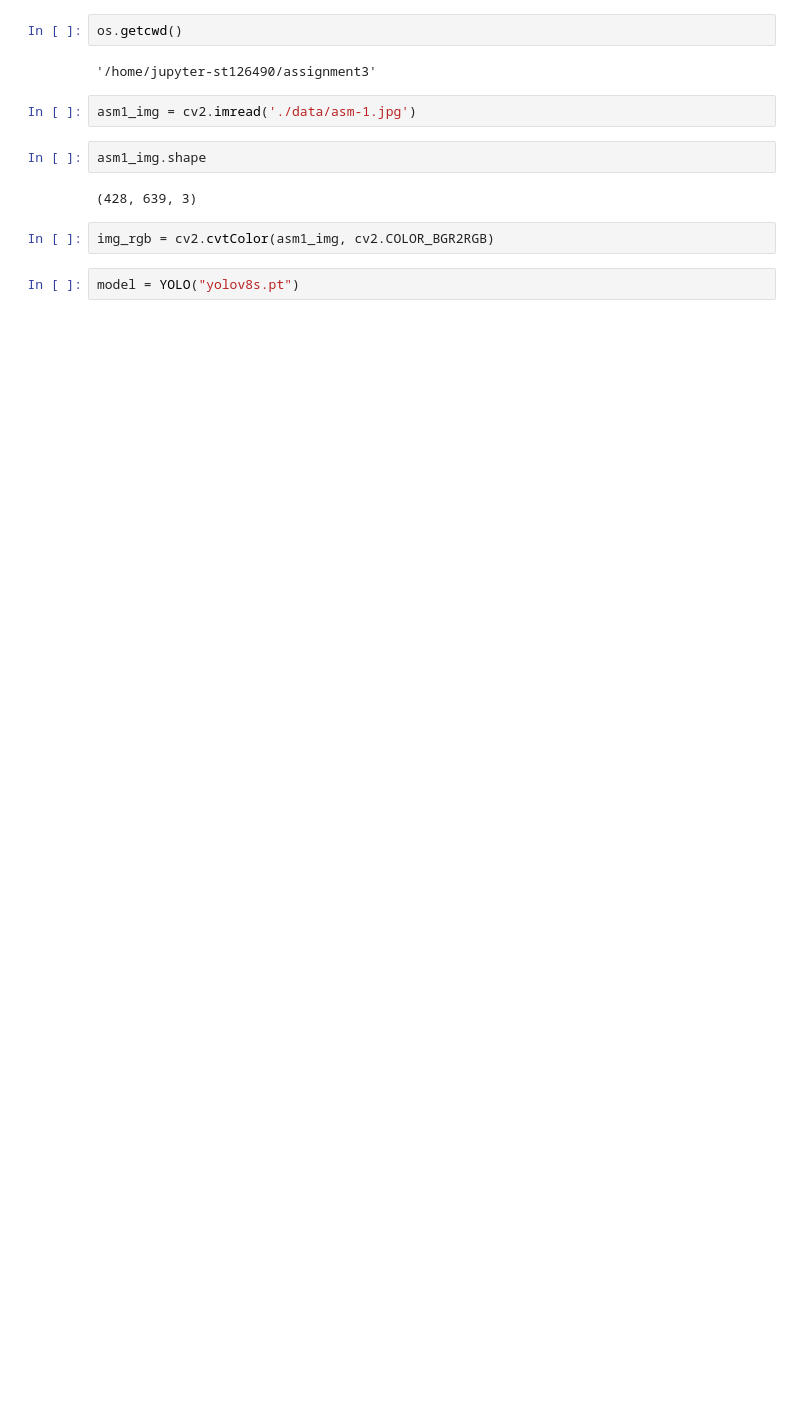
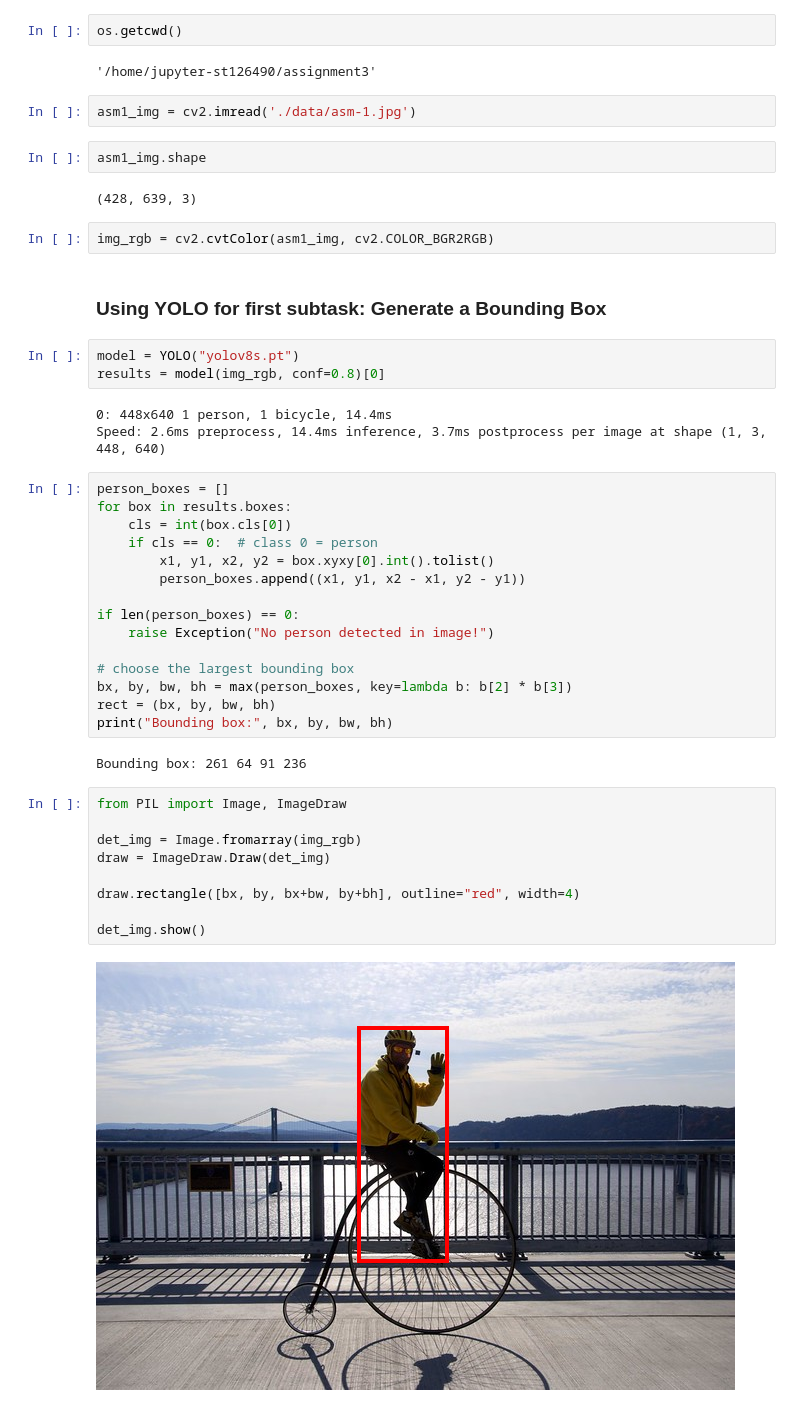
Before and after one commit to aakriti-st126490/SegmentationToVAE, a Jupyter notebook: Task_1.ipynb, the cells around one changed output. Saved outputs shown, nothing was run; the diff lists cells and outputs as text; blank space fills up the shorter version.

Commit message:
Yolo+GrabCut

```diff
--- a/Task_1.ipynb
+++ b/Task_1.ipynb
@@ -16,5 +17,39 @@ asm1_img.shape
 (428, 639, 3)
 # %%
 img_rgb = cv2.cvtColor(asm1_img, cv2.COLOR_BGR2RGB)
+# %% [markdown]
+### Using YOLO for first subtask: Generate a Bounding Box
 # %%
 model = YOLO("yolov8s.pt")
+results = model(img_rgb, conf=0.8)[0]
+# %% [output]
+0: 448x640 1 person, 1 bicycle, 14.4ms
+Speed: 2.6ms preprocess, 14.4ms inference, 3.7ms postprocess per image at shape (1, 3, 448, 640)
+# %%
+person_boxes = []
+for box in results.boxes:
+    cls = int(box.cls[0])
+    if cls == 0:  # class 0 = person
+        x1, y1, x2, y2 = box.xyxy[0].int().tolist()
+        person_boxes.append((x1, y1, x2 - x1, y2 - y1))
+
+if len(person_boxes) == 0:
+    raise Exception("No person detected in image!")
+
+# choose the largest bounding box
+bx, by, bw, bh = max(person_boxes, key=lambda b: b[2] * b[3])
+rect = (bx, by, bw, bh)
+print("Bounding box:", bx, by, bw, bh)
+# %% [output]
+Bounding box: 261 64 91 236
+# %%
+from PIL import Image, ImageDraw
+
+det_img = Image.fromarray(img_rgb)
+draw = ImageDraw.Draw(det_img)
+
+draw.rectangle([bx, by, bx+bw, by+bh], outline="red", width=4)
+
+det_img.show()
+# %% [output]
+[figure, added]
```
Also changed, not shown: parts of 4 cells of this notebook.
